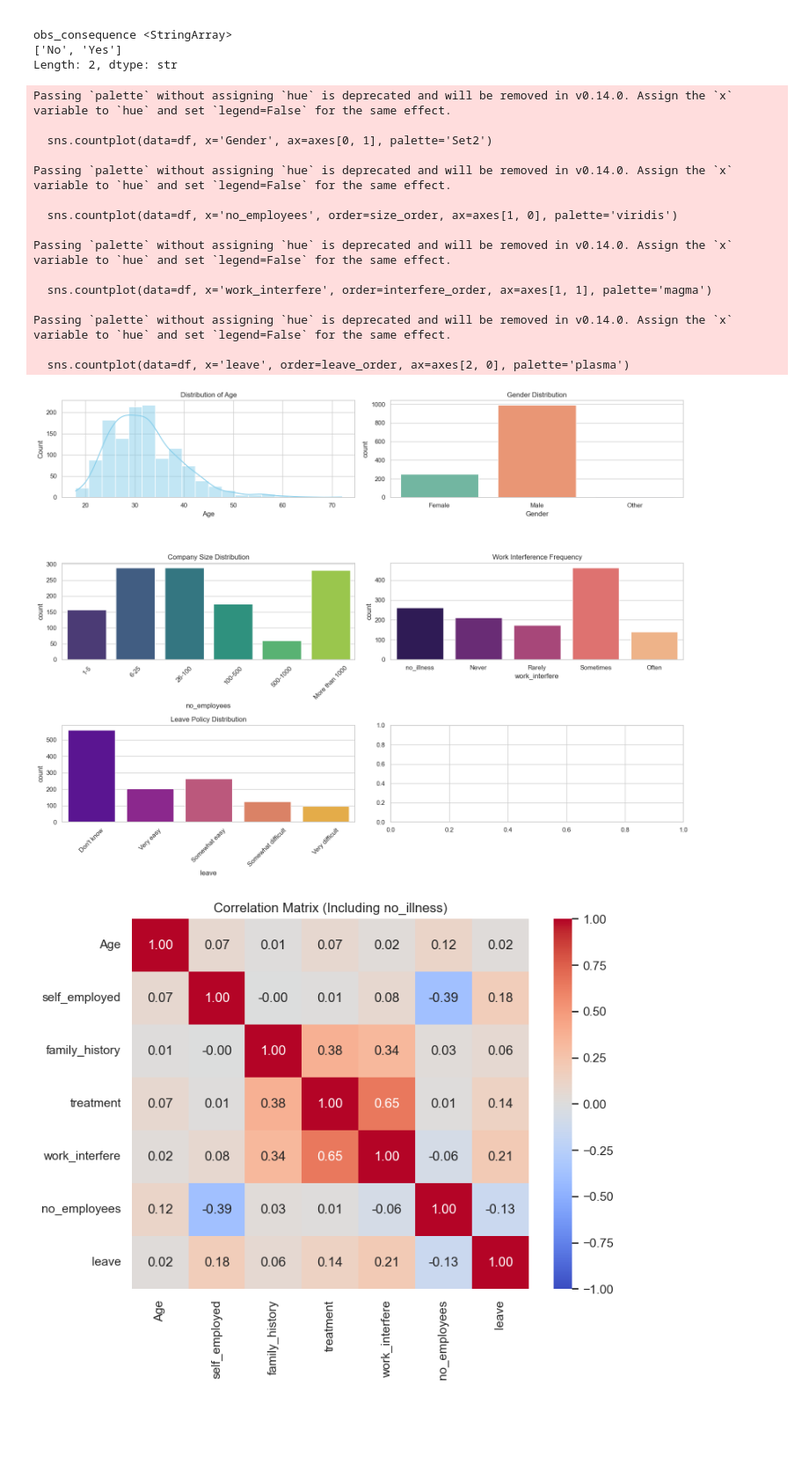
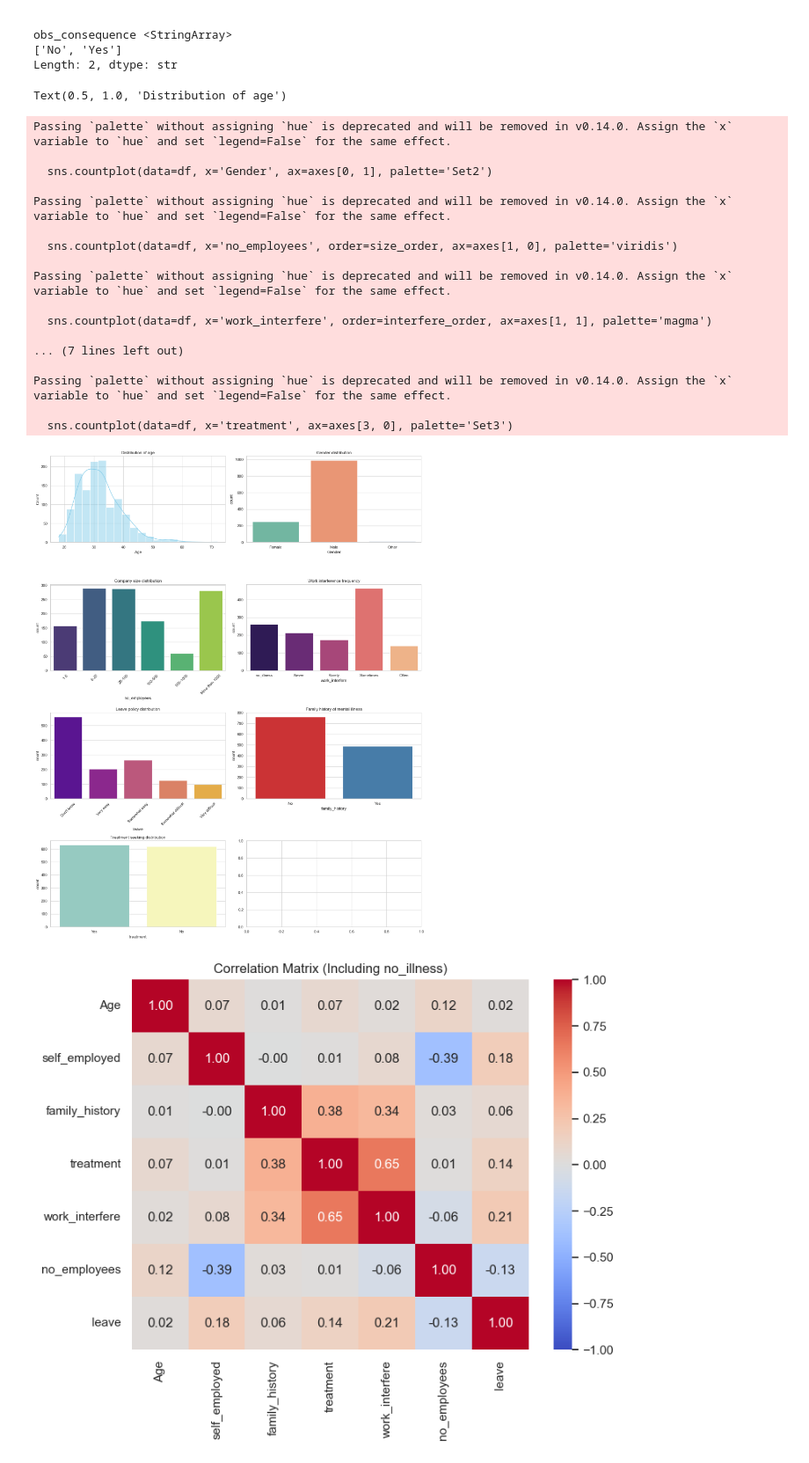
Before and after one commit to natalia5678/dm_project_imported, a Jupyter notebook: projDM.ipynb, the cells around one changed output. Shown at 88% size. Drawn from its saved outputs; the diff is of its cells as text; code cells hidden in the pictures; blank space fills up the shorter version.

```diff
--- a/projDM.ipynb
+++ b/projDM.ipynb
@@ -4,7 +4,7 @@ import matplotlib.pyplot as plt
 import seaborn as sns
 import numpy as np
 # %%
-df = pd.read_csv("C:\\Users\\natalcia\\Downloads\\survey.csv", sep=';')
+df = pd.read_csv("survey.csv", sep=';')
 df.head()
 # %% [output]
 |  | Timestamp | Age | Gender | Country | state | self_employed | family_history | treatment | ... |
@@ -117,13 +117,20 @@ benefits                     0
 obs_consequence <StringArray>
 ['No', 'Yes']
 Length: 2, dtype: str
+# %%
+# EDA for Age column
+
+sns.boxplot(data=df, x='Age', ax=axes[0, 0], color='skyblue')
+axes[0, 0].set_title('Distribution of age')
+# %% [output]
+Text(0.5, 1.0, 'Distribution of age')
 # %%
 # EDA - exploratory data analysis
 
 sns.set_theme(style="whitegrid")
-fig, axes = plt.subplots(3, 2, figsize=(16, 12))
+fig, axes = plt.subplots(4, 2, figsize=(16, 20))
 
-sns.histplot(df['Age'], bins=20, kde=True, ax=axes[0, 0], color='skyblue')
+sns.histplot(data=df, x='Age', ax=axes[0, 0], color='skyblue', bins=20, kde=True)
 axes[0, 0].set_title('Distribution of age')
 
 sns.countplot(data=df, x='Gender', ax=axes[0, 1], palette='Set2')
@@ -133,35 +140,43 @@ size_order = ['1-5', '6-25', '26-100', '100-500', '500-1000', 'More than 1000']
 sns.countplot(data=df, x='no_employees', order=size_order, ax=axes[1, 0], palette='viridis')
 axes[1, 0].set_title('Company size distribution')
 axes[1, 0].tick_params(axis='x', rotation=45)
 
 interfere_order = ['no_illness', 'Never', 'Rarely', 'Sometimes', 'Often']
 sns.countplot(data=df, x='work_interfere', order=interfere_order, ax=axes[1, 1], palette='magma')
 axes[1, 1].set_title('Work interference frequency')
 
 leave_order = ['Don\'t know', 'Very easy', 'Somewhat easy', 'Somewhat difficult', 'Very difficult']
 sns.countplot(data=df, x='leave', order=leave_order, ax=axes[2, 0], palette='plasma')
 axes[2, 0].set_title('Leave policy distribution')
 axes[2, 0].tick_params(axis='x', rotation=45)
 
+sns.countplot(data=df, x='family_history', ax=axes[2, 1], palette='Set1')
+axes[2, 1].set_title('Family history of mental illness')
+
+sns.countplot(data=df, x='treatment', ax=axes[3, 0], palette='Set3')
+axes[3, 0].set_title('Treatment seeking distribution')
+
 plt.tight_layout()
 plt.show()
 # %% [output]
 Passing `palette` without assigning `hue` is deprecated and will be removed in v0.14.0. Assign the `x` variable to `hue` and set `legend=False` for the same effect.
 
   sns.countplot(data=df, x='Gender', ax=axes[0, 1], palette='Set2')
 
 Passing `palette` without assigning `hue` is deprecated and will be removed in v0.14.0. Assign the `x` variable to `hue` and set `legend=False` for the same effect.
 
   sns.countplot(data=df, x='no_employees', order=size_order, ax=axes[1, 0], palette='viridis')
 
 Passing `palette` without assigning `hue` is deprecated and will be removed in v0.14.0. Assign the `x` variable to `hue` and set `legend=False` for the same effect.
 
   sns.countplot(data=df, x='work_interfere', order=interfere_order, ax=axes[1, 1], palette='magma')
 
+... (7 lines left out)
+
 Passing `palette` without assigning `hue` is deprecated and will be removed in v0.14.0. Assign the `x` variable to `hue` and set `legend=False` for the same effect.
 
-  sns.countplot(data=df, x='leave', order=leave_order, ax=axes[2, 0], palette='plasma')
+  sns.countplot(data=df, x='treatment', ax=axes[3, 0], palette='Set3')
-[figure, old version]
+[figure, new version]
 # %%
 # CORRELATIONS BETWEEN ATTRIBUTES
 df_encoded = df.copy()
```
